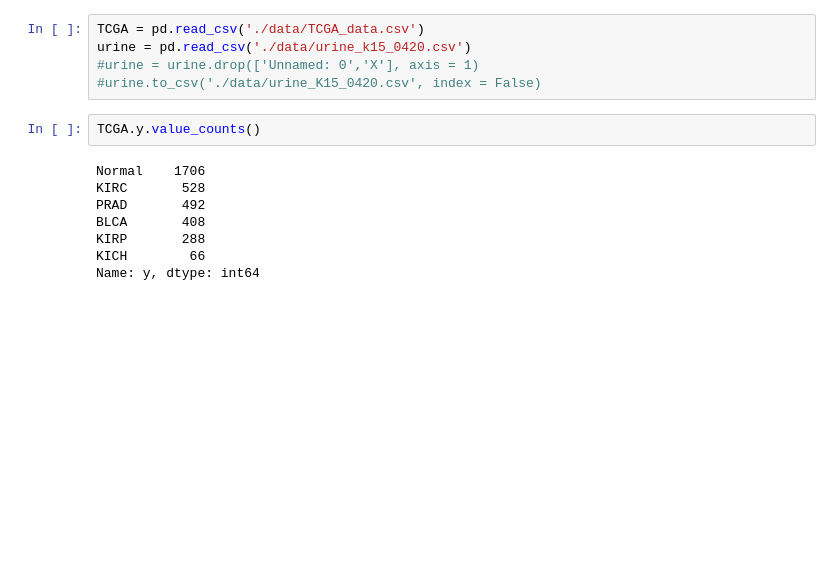
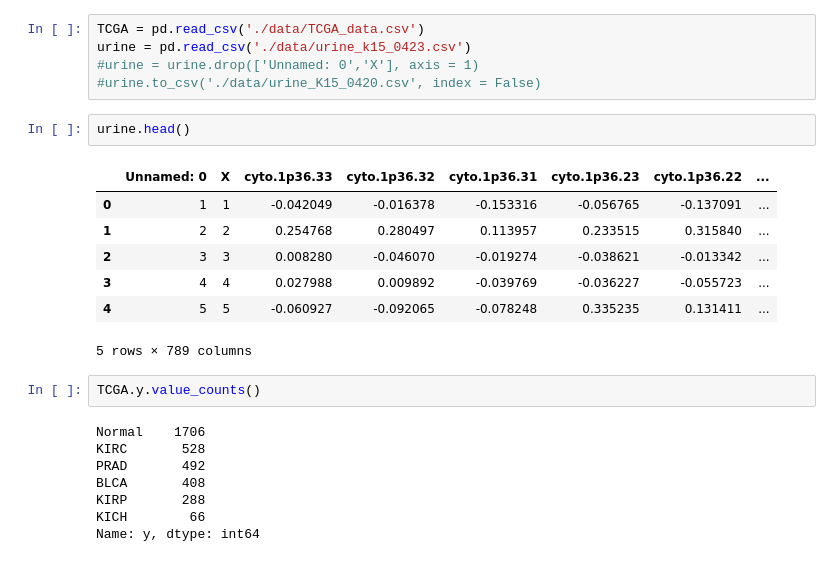
Before and after one commit to miniii222/CNV, a Jupyter notebook: new/01_SingleModeling.ipynb, the cells around one changed output. Cells and saved outputs as stored; diff of their text form; blank space fills up the shorter version.

Commit message:
fitting new data

```diff
--- a/new/01_SingleModeling.ipynb
+++ b/new/01_SingleModeling.ipynb
@@ -9,8 +14,18 @@ os.listdir('./data')
 # %%
 TCGA = pd.read_csv('./data/TCGA_data.csv')
-urine = pd.read_csv('./data/urine_k15_0420.csv')
+urine = pd.read_csv('./data/urine_k15_0423.csv')
 #urine = urine.drop(['Unnamed: 0','X'], axis = 1)
 #urine.to_csv('./data/urine_K15_0420.csv', index = False)
+# %%
+urine.head()
+# %% [output]
+|  | Unnamed: 0 | X | cyto.1p36.33 | cyto.1p36.32 | cyto.1p36.31 | cyto.1p36.23 | cyto.1p36.22 | ... |
+| 0 | 1 | 1 | -0.042049 | -0.016378 | -0.153316 | -0.056765 | -0.137091 | ... |
+| 1 | 2 | 2 | 0.254768 | 0.280497 | 0.113957 | 0.233515 | 0.315840 | ... |
+| 2 | 3 | 3 | 0.008280 | -0.046070 | -0.019274 | -0.038621 | -0.013342 | ... |
+| 3 | 4 | 4 | 0.027988 | 0.009892 | -0.039769 | -0.036227 | -0.055723 | ... |
+| 4 | 5 | 5 | -0.060927 | -0.092065 | -0.078248 | 0.335235 | 0.131411 | ... |
+5 rows × 789 columns
 # %%
 TCGA.y.value_counts()
 # %% [output]
```
Also changed, not shown: parts of 50 cells of this notebook.
